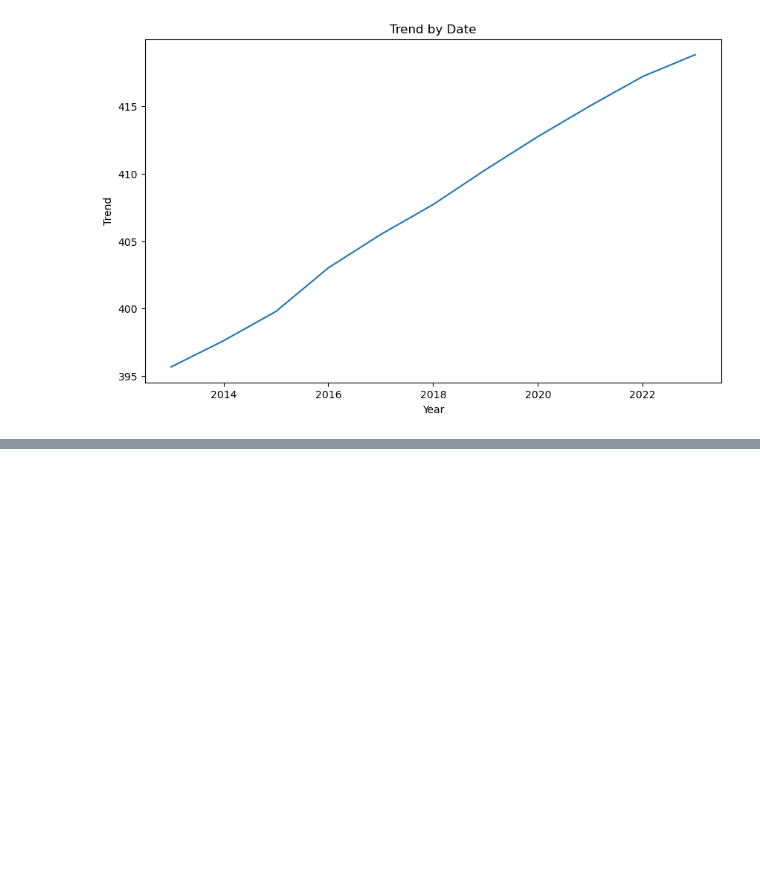
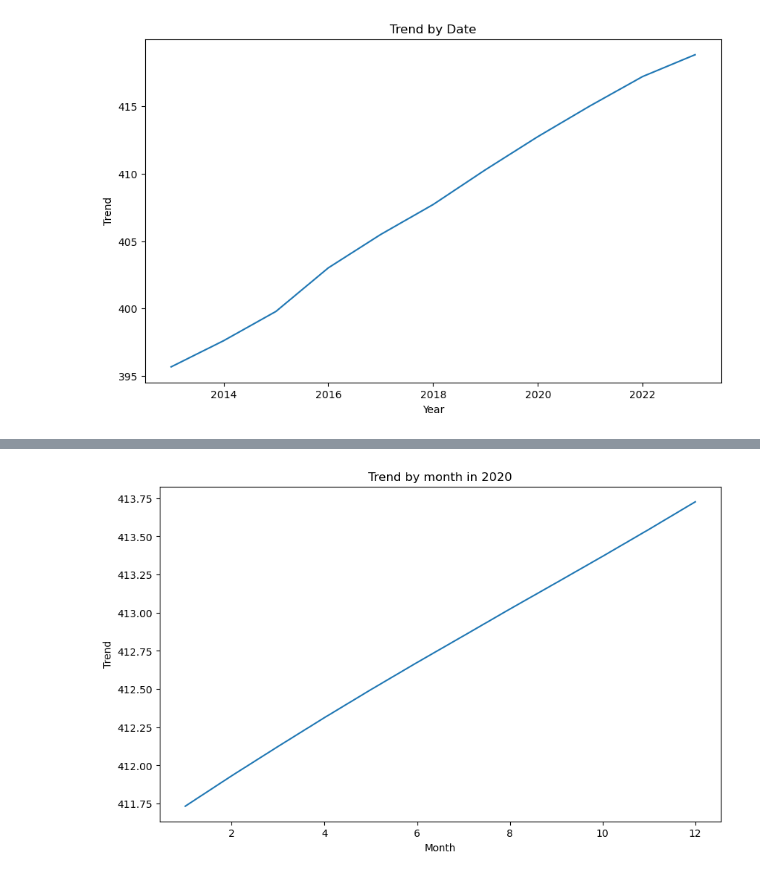
Before and after one commit to jdmandras/Project-3, a Jupyter notebook: Individual Workspaces/Natalia Lopez/Natalia.ipynb, the cells around one changed output, grey strips where cells are left out. Cells and saved outputs as stored; diff of their text form; code cells hidden in the pictures; blank space fills up the shorter version.

Commit message:
plot co2 by year and by month in 2020

```diff
--- a/Individual Workspaces/Natalia Lopez/Natalia.ipynb
+++ b/Individual Workspaces/Natalia Lopez/Natalia.ipynb
@@ -119,3 +119,8 @@ plt.savefig(plot_file_path)
 plt.show()
 # %% [output]
 [figure]
+# %%
+# Select specific columns
+selected_columns = co2_data_frame[['month','trend']]
+
+print(selected_columns)
@@ -121,0 +143,5 @@ plt.show()
+# %%
+# Select data from a specific year (e.g., 2020)
+data_from_year_reset_index = selected_columns.reset_index()
+
+print(data_from_year_reset_index)
@@ -121,0 +163,5 @@ plt.show()
+# %%
+year_to_select = 2020
+data_from_year_2020 = data_from_year_reset_index[data_from_year_reset_index['year'] == year_to_select]
+
+print(data_from_year_2020)
@@ -121,0 +183,13 @@ plt.show()
+# %%
+co22020bymonth = data_from_year_2020.groupby('month').mean()
+# %%
+# Plotting the trend by month in 2020
+co22020bymonth['trend'].plot(figsize=(10, 6))
+plt.title('Trend by month in 2020')
+plt.xlabel('Month')
+plt.ylabel('Trend')
+plot_file_path = 'co2_2020_month_plot.png'
+plt.savefig(plot_file_path)
+plt.show()
+# %% [output]
+[figure, added]
```
Also changed, not shown: parts of 3 cells of this notebook, 1 other file.
